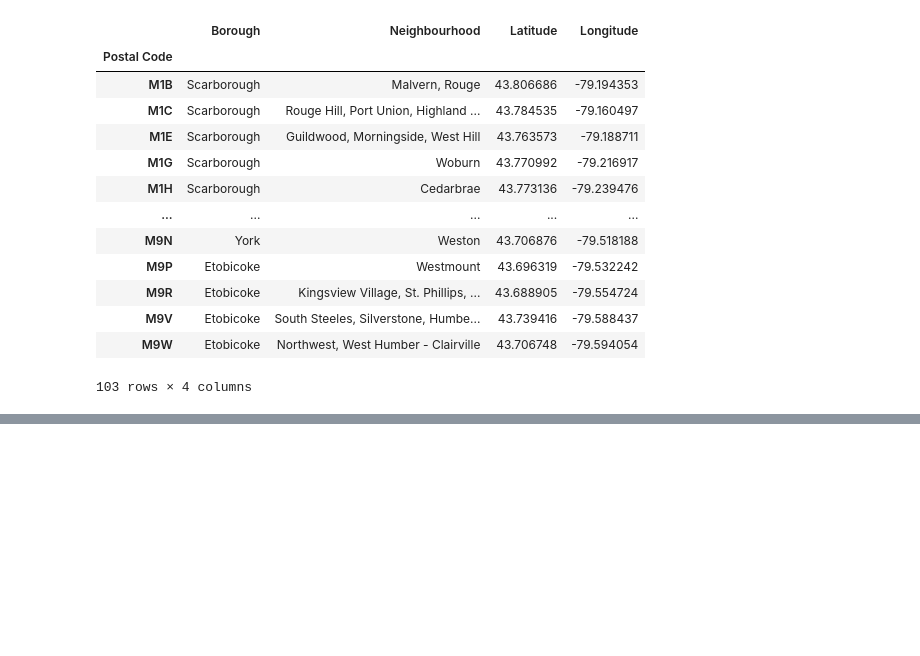
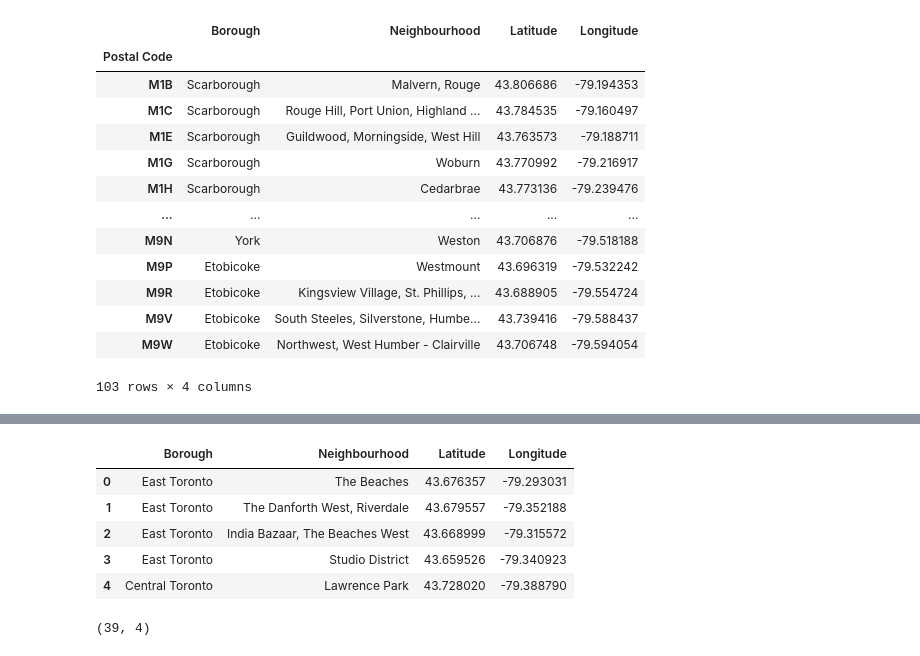
Before and after one commit to ekardamilas/Coursera-Capstone, a Jupyter notebook: week 3.ipynb, the cells around one changed output, grey strips where cells are left out. Cells and saved outputs as stored; diff of their text form; code cells hidden in the pictures; blank space fills up the shorter version.

```diff
--- a/week 3.ipynb
+++ b/week 3.ipynb
@@ -152,0 +159,14 @@ ModuleNotFoundError: No module named 'folium'
+# %%
+toronto_df= df1[df1['Borough'].str.contains('Toronto', na = False)].reset_index(drop=True)
+toronto_df.head()
+# %% [output]
+|  | Borough | Neighbourhood | Latitude | Longitude |
+| 0 | East Toronto | The Beaches | 43.676357 | -79.293031 |
+| 1 | East Toronto | The Danforth West, Riverdale | 43.679557 | -79.352188 |
+| 2 | East Toronto | India Bazaar, The Beaches West | 43.668999 | -79.315572 |
+| 3 | East Toronto | Studio District | 43.659526 | -79.340923 |
+| 4 | Central Toronto | Lawrence Park | 43.728020 | -79.388790 |
+# %%
+toronto_df.shape
+# %% [output]
+(39, 4)
```
Also changed, not shown: parts of 10 cells of this notebook.
